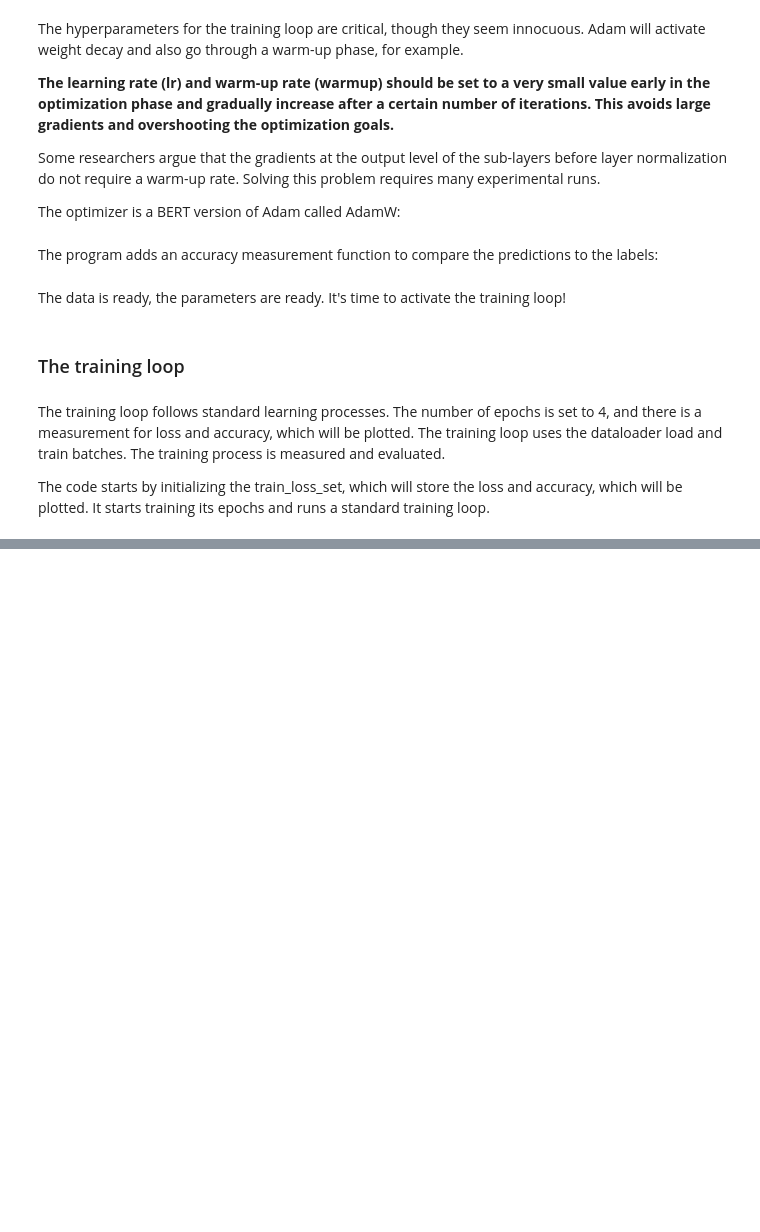
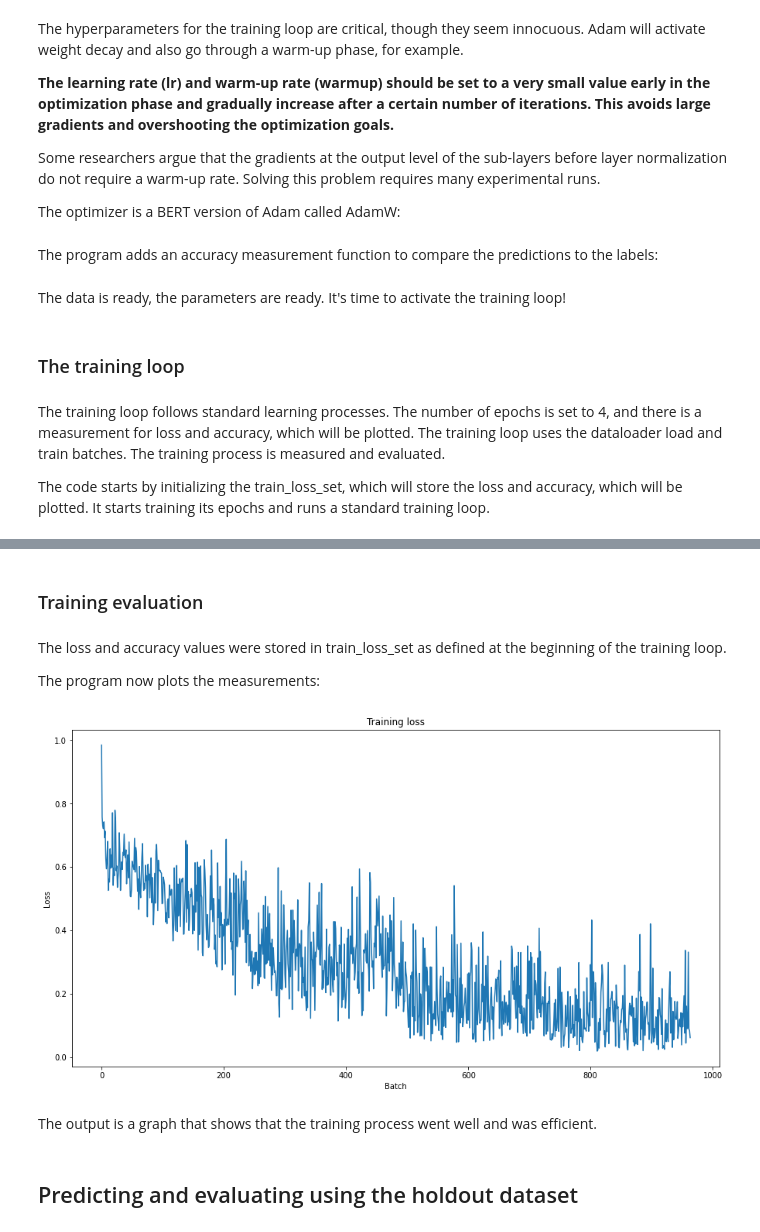
Before and after one commit to rahiakela/transformers-for-natural-language-processing, a Jupyter notebook: 2-fine-tuning-BERT-models/BERT_fine_tuning_for_sentence_classification.ipynb, the cells around one changed output, grey strips where cells are left out. Saved outputs shown, nothing was run; the diff lists cells and outputs as text; code cells hidden in the pictures; blank space fills up the shorter version.

```diff
--- a/2-fine-tuning-BERT-models/BERT_fine_tuning_for_sentence_classification.ipynb
+++ b/2-fine-tuning-BERT-models/BERT_fine_tuning_for_sentence_classification.ipynb
@@ -336,0 +429,21 @@ The code starts by initializing the train_loss_set, which will store the loss an
+# %% [markdown]
+### Training evaluation
+# %% [markdown]
+The loss and accuracy values were stored in train_loss_set as defined at the
+beginning of the training loop.
+
+The program now plots the measurements:
+# %%
+plt.figure(figsize=(15,8))
+plt.title("Training loss")
+plt.xlabel("Batch")
+plt.ylabel("Loss")
+plt.plot(train_loss_set)
+plt.show()
+# %% [output]
+[figure, added]
+# %% [markdown]
+The output is a graph that shows that the training process went well and was
+efficient.
+# %% [markdown]
+## Predicting and evaluating using the holdout dataset
```
Also changed, not shown: parts of 5 cells of this notebook.
